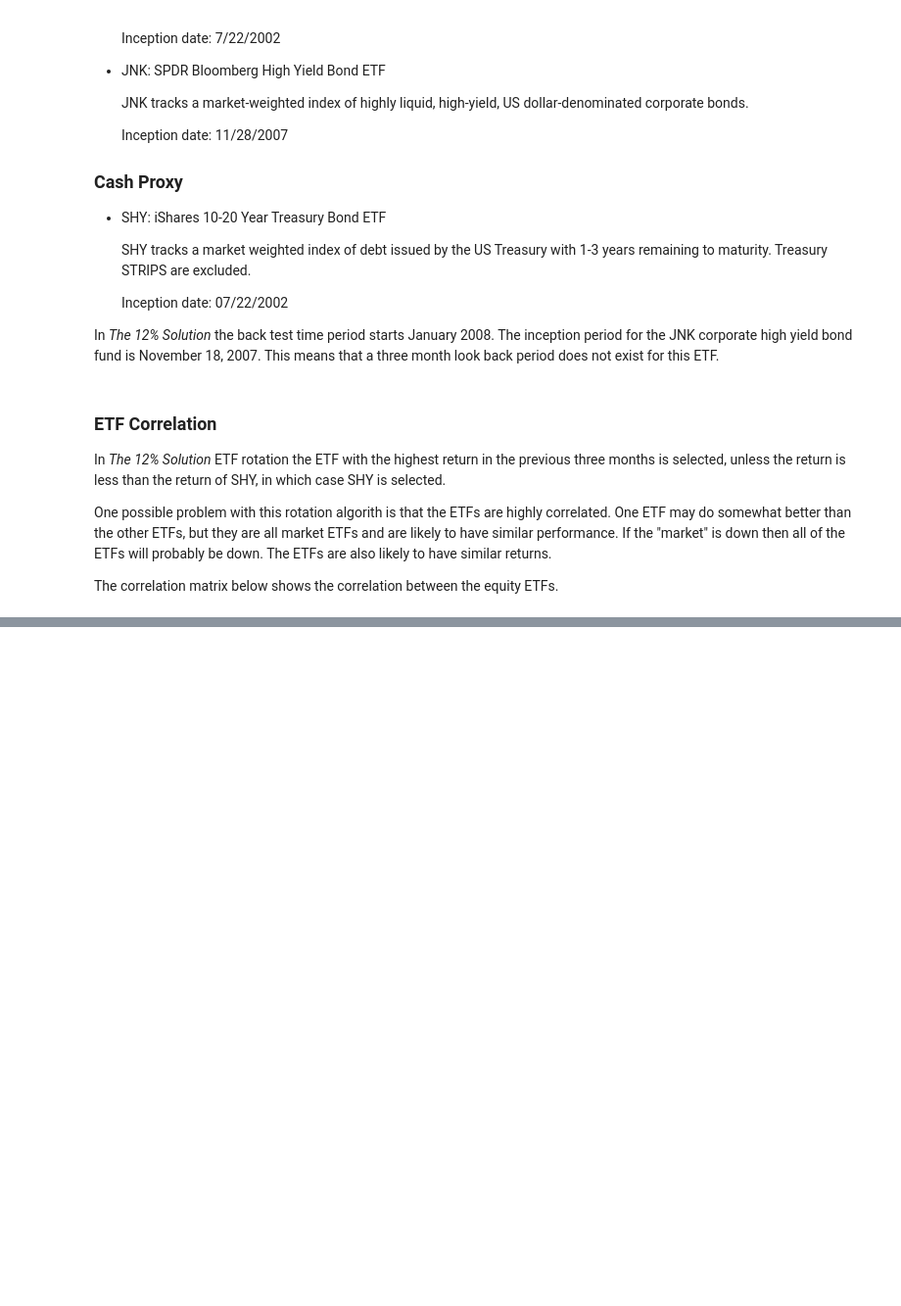
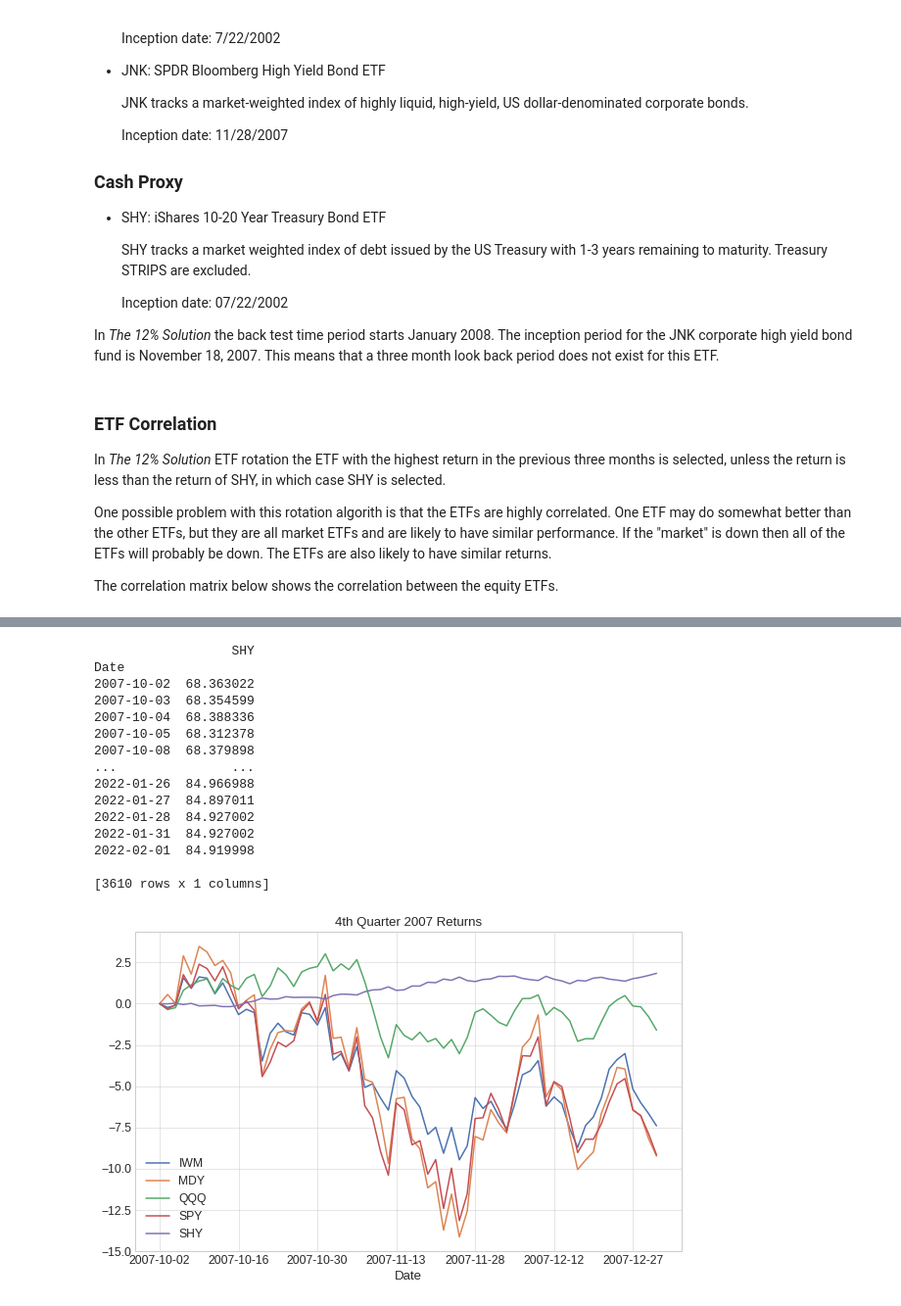
Before and after one commit to IanLKaplan/twelve_percent, a Jupyter notebook: twelve_percent.ipynb, the cells around one changed output, grey strips where cells are left out. Shown: that part at 98% size. Saved outputs shown, nothing was run; the diff lists cells and outputs as text; code cells hidden in the pictures; blank space fills up the shorter version.

Commit message:
More first quarter calculation

```diff
--- a/twelve_percent.ipynb
+++ b/twelve_percent.ipynb
@@ -167,6 +167,7 @@ from pypfopt import plotting, CLA
 import matplotlib.pyplot as plt
 import scipy.stats as stats
 import pandas as pd
+from pandas.core.indexes.datetimes import DatetimeIndex
 import numpy as np
 from pathlib import Path
 import tempfile
@@ -220,7 +221,7 @@ days_in_month = trading_days // 12
 data_source = 'yahoo'
 # The start date is the date used in the examples in The 12% Solution
 # yyyy-mm-dd
-start_date_str = '2008-01-03'
+start_date_str = '2008-01-01'
 start_date: datetime = datetime.fromisoformat(start_date_str)
 end_date: datetime = datetime.today() - timedelta(days=1)
 
@@ -230,19 +231,19 @@ etf_close = get_market_data(file_name=equity_etf_file,
                                 data_col='Close',
                                 symbols=equity_etfs,
                                 data_source=data_source,
-                                start_date=start_date  - timedelta(days=days_in_quarter),
+                                start_date=start_date  - timedelta(days=(365//4)),
                                 end_date=end_date)
 
 shy_adjclose_file = 'shy_adjclose'
-shy_adj_adjclose = get_market_data(file_name=shy_adjclose_file,
+shy_adj_close = get_market_data(file_name=shy_adjclose_file,
                                 data_col='Adj Close',
                                 symbols=[cash_etf],
                                 data_source=data_source,
-                                start_date=start_date,
+                                start_date=start_date - timedelta(days=(365//4)),
                                 end_date=end_date)
 
 shy_close_file = 'shy_close'
-shy_adj_close = get_market_data(file_name=shy_close_file,
+shy_close = get_market_data(file_name=shy_close_file,
                                 data_col='Close',
                                 symbols=[cash_etf],
                                 data_source=data_source,
@@ -323,0 +329,64 @@ bonds = 0.4
+# %%
+holdings = 100000
+equity = 0.6
+bonds = 0.4
+
+def findDateIndex(ix: DatetimeIndex, search_date: datetime) -> int:
+    index: int = -1
+    for i, date in enumerate(ix):
+        date_t: datetime = datetime.fromisoformat(date)
+        if date_t == search_date:
+            index = i
+            break
+    return index
+
+first_2008_trading_day = datetime.fromisoformat('2008-01-03')
+newyears_2008_ix = findDateIndex(etf_close.index, first_2008_trading_day)
+
+assert newyears_2008_ix >= 0
+
+def chooseAsset(start: int, end: int, etf_set: pd.DataFrame, cash: pd.DataFrame) -> pd.DataFrame:
+    returns: pd.DataFrame = pd.DataFrame()
+    for asset in etf_set.columns:
+        t1 = etf_set[asset][start]
+        t2 = etf_set[asset][end]
+        r = (t2/t1) - 1
+        returns[asset] = [r]
+    cash_t1 = cash[cash.columns[0]][start]
+    cash_t2 = cash[cash.columns[0]][end]
+    cash_ret = (cash_t2/cash_t1) - 1
+    max_ret = returns.max(axis=1)
+    rslt_df = cash
+    if float(max_ret) > cash_ret:
+        for asset in returns.columns:
+            if returns[asset][0] == float(max_ret):
+                rslt_df = pd.DataFrame(etf_set[asset])
+    return rslt_df
+
+
+last_quarter:pd.DataFrame = etf_close[:][0:newyears_2008_ix].copy()
+last_quarter[shy_adj_close.columns[0]] = shy_adj_close
+
+for col in last_quarter.columns:
+    last_quarter[col] = last_quarter[col] - last_quarter[col][0]
+
+last_quarter.plot(grid=True, title='4th Quarter 2007 Returns', figsize=(10,6))
+
+ts_df = chooseAsset(0, newyears_2008_ix, etf_close, shy_adj_close)
+# %% [output]
+                  SHY
+Date
+2007-10-02  68.363022
+2007-10-03  68.354599
+2007-10-04  68.388336
+2007-10-05  68.312378
+2007-10-08  68.379898
+...               ...
+2022-01-26  84.966988
+2022-01-27  84.897011
+2022-01-28  84.927002
+2022-01-31  84.927002
+2022-02-01  84.919998
+
+[3610 rows x 1 columns]
+[figure, added]
```
Also changed, not shown: parts of 3 cells of this notebook, 1 other file.
